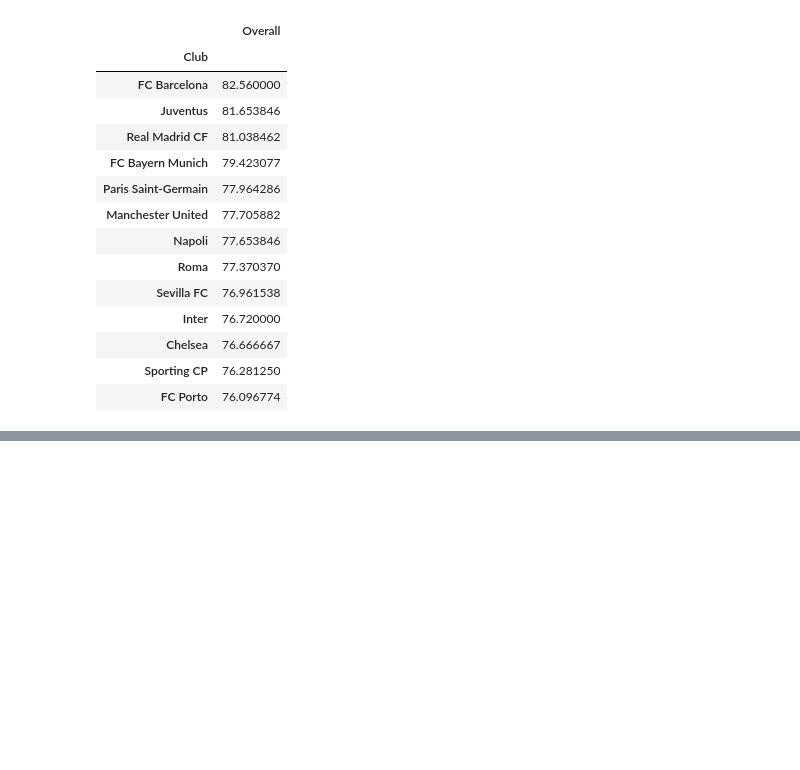
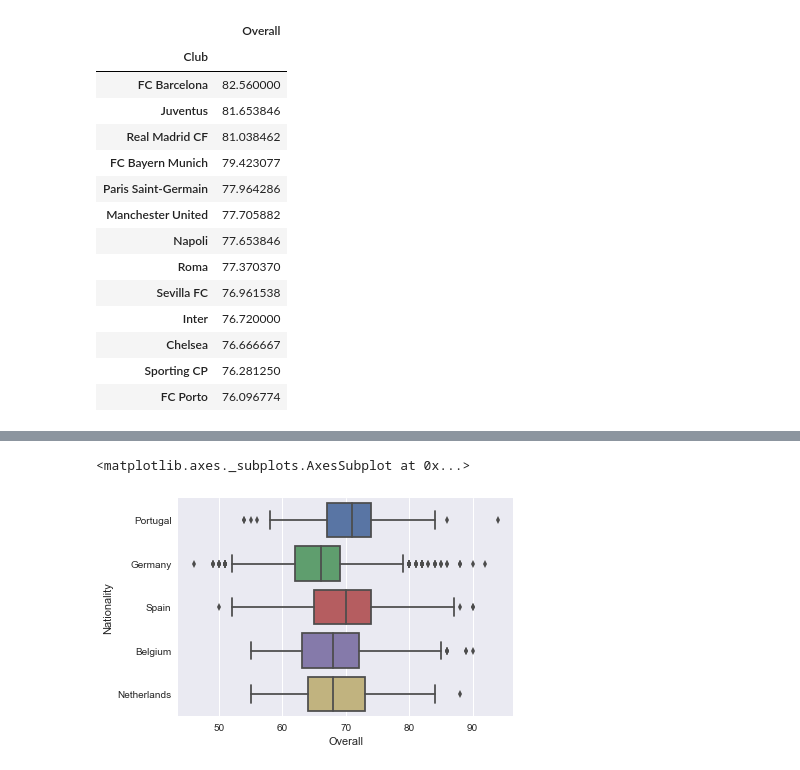
Before and after one commit to MariusPonte/Portfolio, a Jupyter notebook: Exploring a brand new dataset.ipynb, the cells around one changed output, grey strips where cells are left out. Cells and saved outputs as stored; diff of their text form; code cells hidden in the pictures; blank space fills up the shorter version.

```diff
--- a/Exploring a brand new dataset.ipynb
+++ b/Exploring a brand new dataset.ipynb
@@ -142,0 +143,6 @@ Topclubs.plot(kind = 'barh', colormap = 'cool', legend = False, title = 'Topclub
+# %%
+df_top = df[df.Nationality.isin(['Portugal', 'Netherlands','Germany', 'Belgium', 'Spain'])]
+sns.boxplot(df_top.Overall, df_top.Nationality)
+# %% [output]
+<matplotlib.axes._subplots.AxesSubplot at 0x...>
+[figure, added]
```
Also changed, not shown: parts of 4 cells of this notebook.
